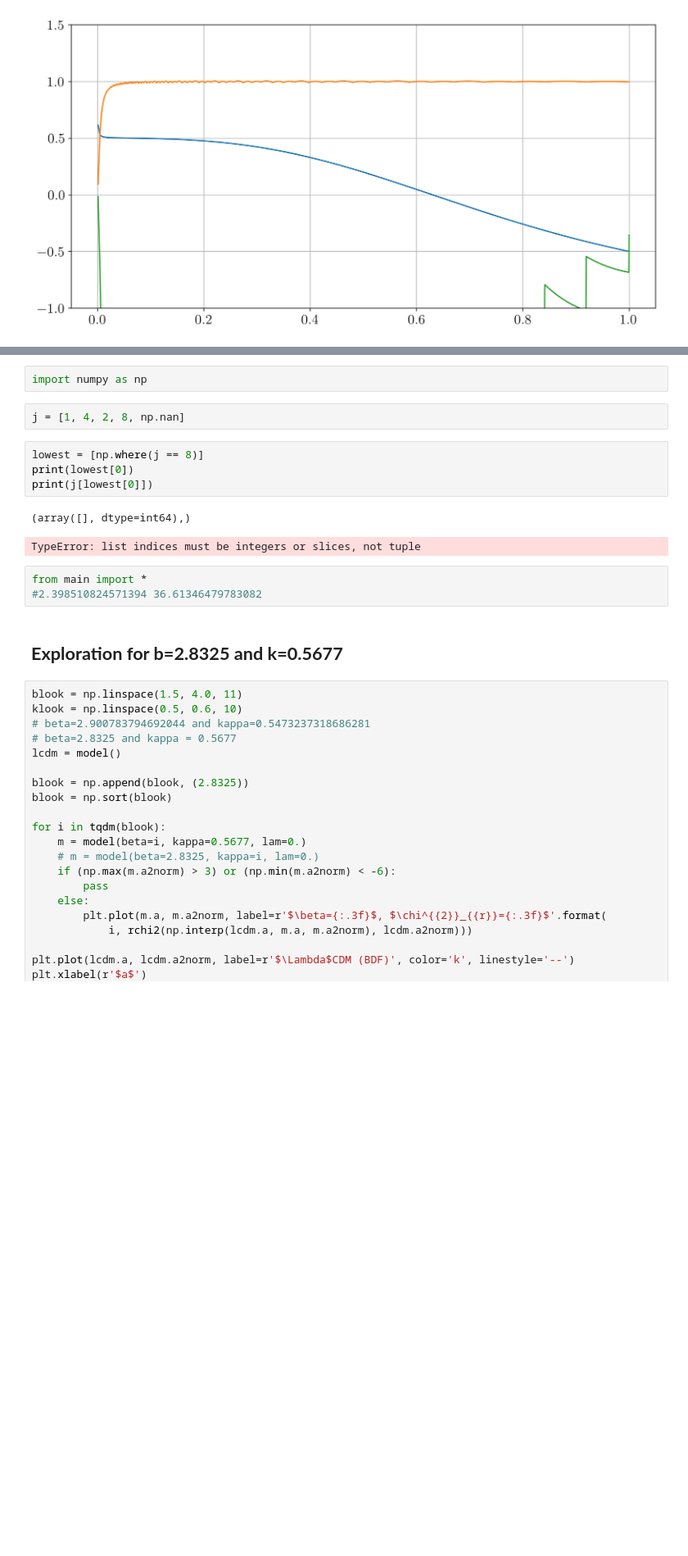
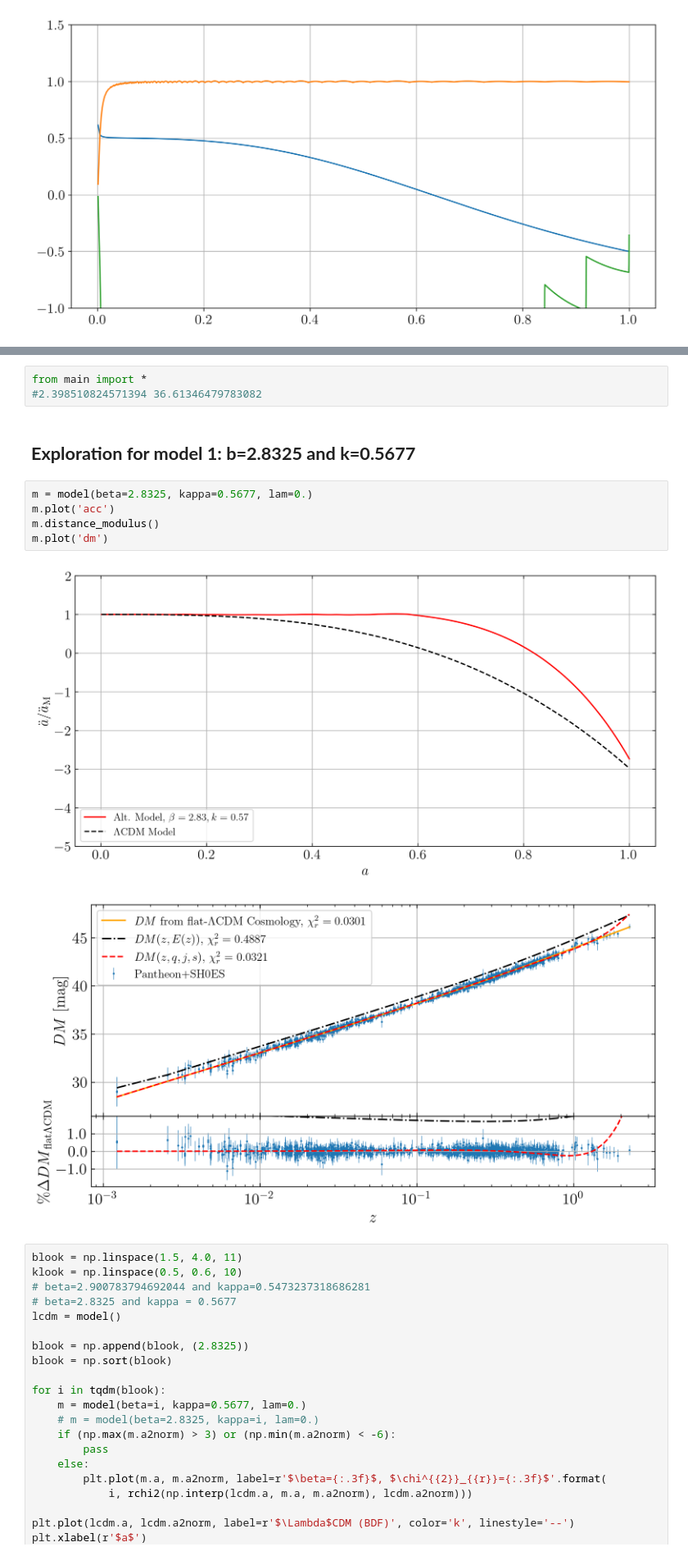
Before and after one commit to bktakacs/thesis_ku, a Jupyter notebook: Untitled-1.ipynb, the cells around one changed output, grey strips where cells are left out. Shown at 82% size. Saved outputs shown, nothing was run; the diff lists cells and outputs as text; blank space fills up the shorter version.

```diff
--- a/Untitled-1.ipynb
+++ b/Untitled-1.ipynb
@@ -245,19 +21,16 @@ TypeError: an integer is required (got type builtin_function_or_method)
-# %%
-import numpy as np
-# %%
-j = [1, 4, 2, 8, np.nan]
-# %%
-lowest = [np.where(j == 8)]
-print(lowest[0])
-print(j[lowest[0]])
-# %% [output]
-(array([], dtype=int64),)
-TypeError: list indices must be integers or slices, not tuple
 # %%
 from main import *
 #2.398510824571394 36.61346479783082
 # %% [markdown]
-## __Exploration for b=2.8325 and k=0.5677__
+## __Exploration for model 1: b=2.8325 and k=0.5677__
+# %%
+m = model(beta=2.8325, kappa=0.5677, lam=0.)
+m.plot('acc')
+m.distance_modulus()
+m.plot('dm')
+# %% [output]
+[figure, added]
+[figure, added]
 # %%
 blook = np.linspace(1.5, 4.0, 11)
 klook = np.linspace(0.5, 0.6, 10)
```
Also changed, not shown: parts of 26 cells of this notebook, 2 other files.
